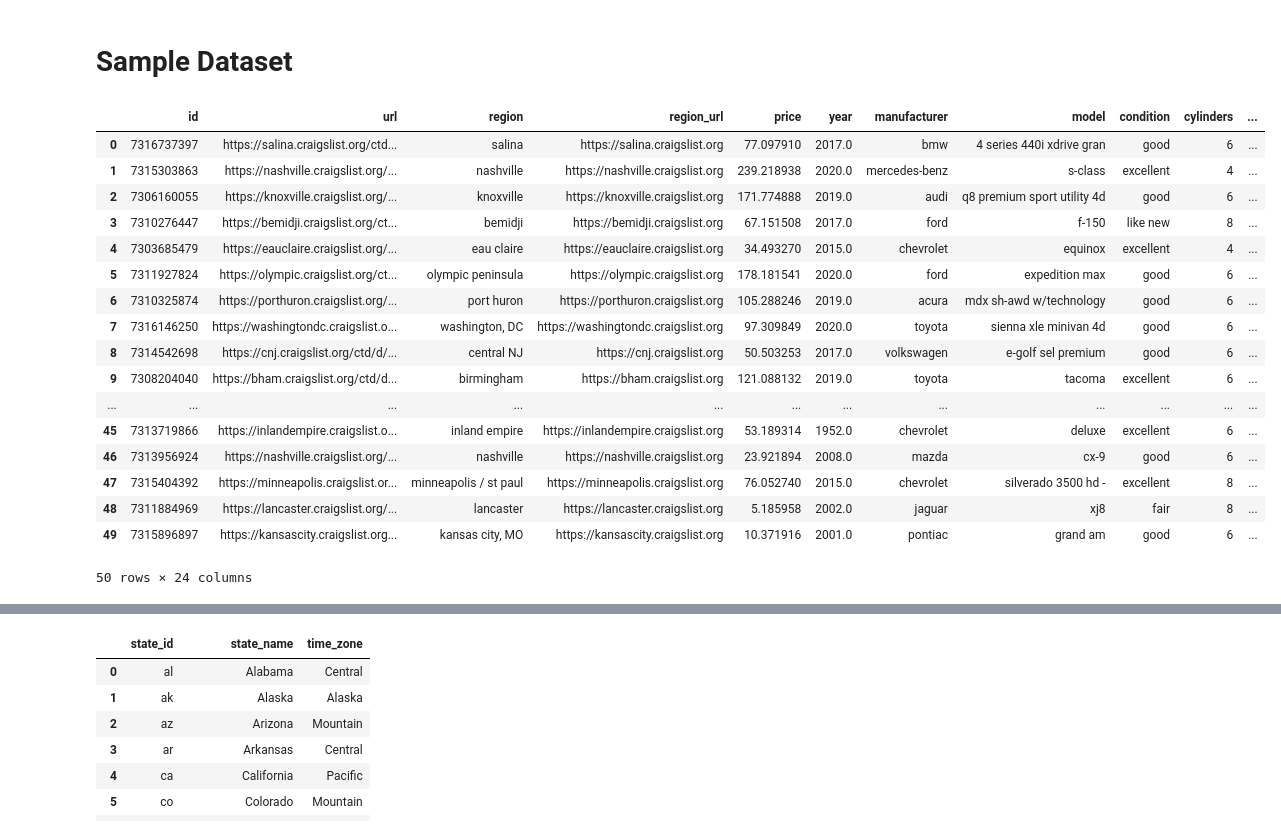
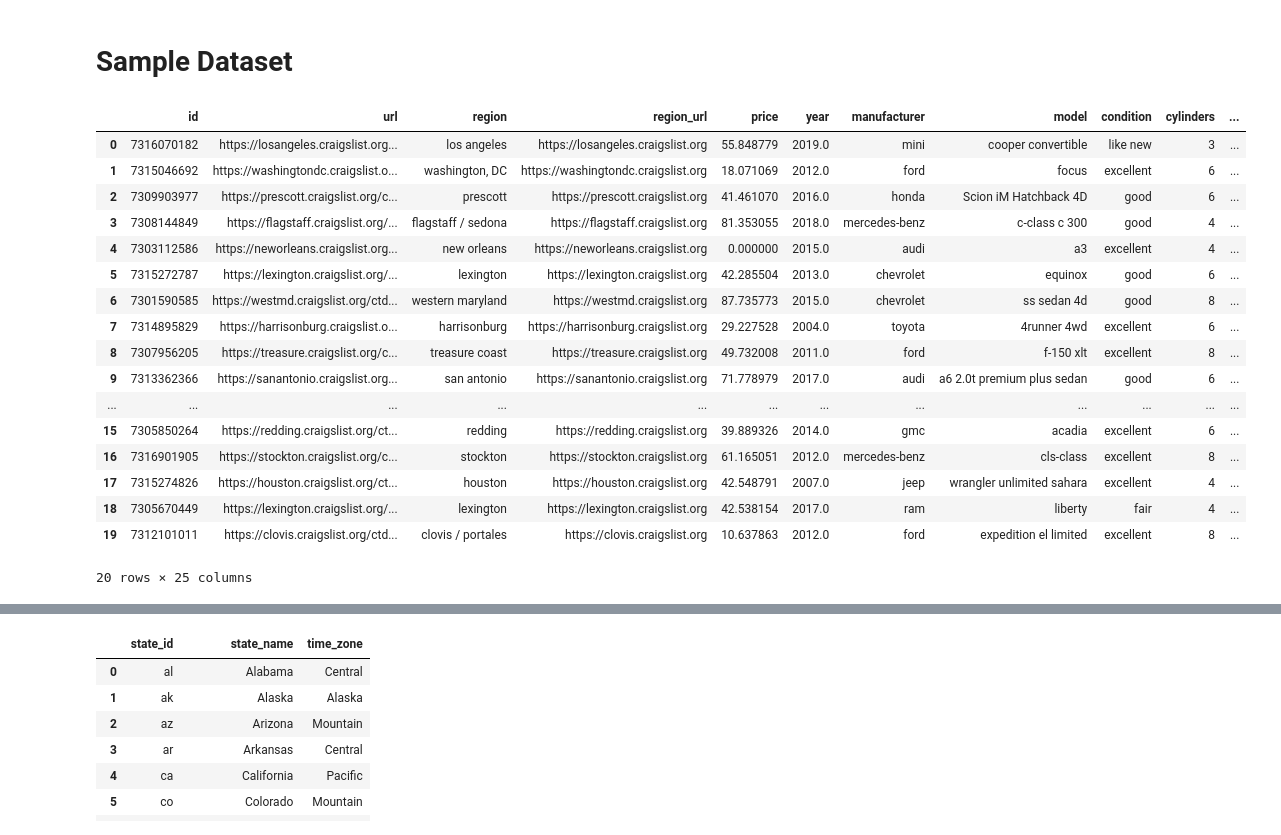
Before and after one commit to mihirKachroo/Rent-A-Car, a Jupyter notebook: Database.ipynb, the cells around one changed output, grey strips where cells are left out. Drawn from its saved outputs; the diff is of its cells as text; code cells hidden in the pictures.

```diff
--- a/Database.ipynb
+++ b/Database.ipynb
@@ -328,24 +328,28 @@ favorites_table
 # %% [markdown]
 # Sample Dataset
 # %%
-sample_df = df.sample(n=50).reset_index(drop=True)
+sample_df = df.sample(n=20).reset_index(drop=True)
+min_mileage = 5000
+max_mileage = 200000
+sample_df['mileage'] = [random.randint(min_mileage, max_mileage) for _ in range(len(sample_df))]
+
 sample_df
 # %% [output]
 |  | id | url | region | region_url | price | year | manufacturer | model | condition | cylinders | ... |
-| 0 | 7316737397 | https://salina.craigslist.org/ctd... | salina | https://salina.craigslist.org | 77.097910 | 2017.0 | bmw | 4 series 440i xdrive gran | good | 6 | ... |
-| 1 | 7315303863 | https://nashville.craigslist.org/... | nashville | https://nashville.craigslist.org | 239.218938 | 2020.0 | mercedes-benz | s-class | excellent | 4 | ... |
-| 2 | 7306160055 | https://knoxville.craigslist.org/... | knoxville | https://knoxville.craigslist.org | 171.774888 | 2019.0 | audi | q8 premium sport utility 4d | good | 6 | ... |
-| 3 | 7310276447 | https://bemidji.craigslist.org/ct... | bemidji | https://bemidji.craigslist.org | 67.151508 | 2017.0 | ford | f-150 | like new | 8 | ... |
-| 4 | 7303685479 | https://eauclaire.craigslist.org/... | eau claire | https://eauclaire.craigslist.org | 34.493270 | 2015.0 | chevrolet | equinox | excellent | 4 | ... |
-| 5 | 7311927824 | https://olympic.craigslist.org/ct... | olympic peninsula | https://olympic.craigslist.org | 178.181541 | 2020.0 | ford | expedition max | good | 6 | ... |
-| 6 | 7310325874 | https://porthuron.craigslist.org/... | port huron | https://porthuron.craigslist.org | 105.288246 | 2019.0 | acura | mdx sh-awd w/technology | good | 6 | ... |
-| 7 | 7316146250 | https://washingtondc.craigslist.o... | washington, DC | https://washingtondc.craigslist.org | 97.309849 | 2020.0 | toyota | sienna xle minivan 4d | good | 6 | ... |
-| 8 | 7314542698 | https://cnj.craigslist.org/ctd/d/... | central NJ | https://cnj.craigslist.org | 50.503253 | 2017.0 | volkswagen | e-golf sel premium | good | 6 | ... |
-| 9 | 7308204040 | https://bham.craigslist.org/ctd/d... | birmingham | https://bham.craigslist.org | 121.088132 | 2019.0 | toyota | tacoma | excellent | 6 | ... |
+| 0 | 7316070182 | https://losangeles.craigslist.org... | los angeles | https://losangeles.craigslist.org | 55.848779 | 2019.0 | mini | cooper convertible | like new | 3 | ... |
+| 1 | 7315046692 | https://washingtondc.craigslist.o... | washington, DC | https://washingtondc.craigslist.org | 18.071069 | 2012.0 | ford | focus | excellent | 6 | ... |
+| 2 | 7309903977 | https://prescott.craigslist.org/c... | prescott | https://prescott.craigslist.org | 41.461070 | 2016.0 | honda | Scion iM Hatchback 4D | good | 6 | ... |
+| 3 | 7308144849 | https://flagstaff.craigslist.org/... | flagstaff / sedona | https://flagstaff.craigslist.org | 81.353055 | 2018.0 | mercedes-benz | c-class c 300 | good | 4 | ... |
+| 4 | 7303112586 | https://neworleans.craigslist.org... | new orleans | https://neworleans.craigslist.org | 0.000000 | 2015.0 | audi | a3 | excellent | 4 | ... |
+| 5 | 7315272787 | https://lexington.craigslist.org/... | lexington | https://lexington.craigslist.org | 42.285504 | 2013.0 | chevrolet | equinox | good | 6 | ... |
+| 6 | 7301590585 | https://westmd.craigslist.org/ctd... | western maryland | https://westmd.craigslist.org | 87.735773 | 2015.0 | chevrolet | ss sedan 4d | good | 8 | ... |
+| 7 | 7314895829 | https://harrisonburg.craigslist.o... | harrisonburg | https://harrisonburg.craigslist.org | 29.227528 | 2004.0 | toyota | 4runner 4wd | excellent | 6 | ... |
+| 8 | 7307956205 | https://treasure.craigslist.org/c... | treasure coast | https://treasure.craigslist.org | 49.732008 | 2011.0 | ford | f-150 xlt | excellent | 8 | ... |
+| 9 | 7313362366 | https://sanantonio.craigslist.org... | san antonio | https://sanantonio.craigslist.org | 71.778979 | 2017.0 | audi | a6 2.0t premium plus sedan | good | 6 | ... |
 | ... | ... | ... | ... | ... | ... | ... | ... | ... | ... | ... | ... |
-| 45 | 7313719866 | https://inlandempire.craigslist.o... | inland empire | https://inlandempire.craigslist.org | 53.189314 | 1952.0 | chevrolet | deluxe | excellent | 6 | ... |
-| 46 | 7313956924 | https://nashville.craigslist.org/... | nashville | https://nashville.craigslist.org | 23.921894 | 2008.0 | mazda | cx-9 | good | 6 | ... |
-| 47 | 7315404392 | https://minneapolis.craigslist.or... | minneapolis / st paul | https://minneapolis.craigslist.org | 76.052740 | 2015.0 | chevrolet | silverado 3500 hd - | excellent | 8 | ... |
-| 48 | 7311884969 | https://lancaster.craigslist.org/... | lancaster | https://lancaster.craigslist.org | 5.185958 | 2002.0 | jaguar | xj8 | fair | 8 | ... |
-| 49 | 7315896897 | https://kansascity.craigslist.org... | kansas city, MO | https://kansascity.craigslist.org | 10.371916 | 2001.0 | pontiac | grand am | good | 6 | ... |
+| 15 | 7305850264 | https://redding.craigslist.org/ct... | redding | https://redding.craigslist.org | 39.889326 | 2014.0 | gmc | acadia | excellent | 6 | ... |
+| 16 | 7316901905 | https://stockton.craigslist.org/c... | stockton | https://stockton.craigslist.org | 61.165051 | 2012.0 | mercedes-benz | cls-class | excellent | 8 | ... |
+| 17 | 7315274826 | https://houston.craigslist.org/ct... | houston | https://houston.craigslist.org | 42.548791 | 2007.0 | jeep | wrangler unlimited sahara | excellent | 4 | ... |
+| 18 | 7305670449 | https://lexington.craigslist.org/... | lexington | https://lexington.craigslist.org | 42.538154 | 2017.0 | ram | liberty | fair | 4 | ... |
+| 19 | 7312101011 | https://clovis.craigslist.org/ctd... | clovis / portales | https://clovis.craigslist.org | 10.637863 | 2012.0 | ford | expedition el limited | excellent | 8 | ... |
-50 rows × 24 columns
+20 rows × 25 columns
```
Also changed, not shown: parts of 13 cells of this notebook, 8 other files.
